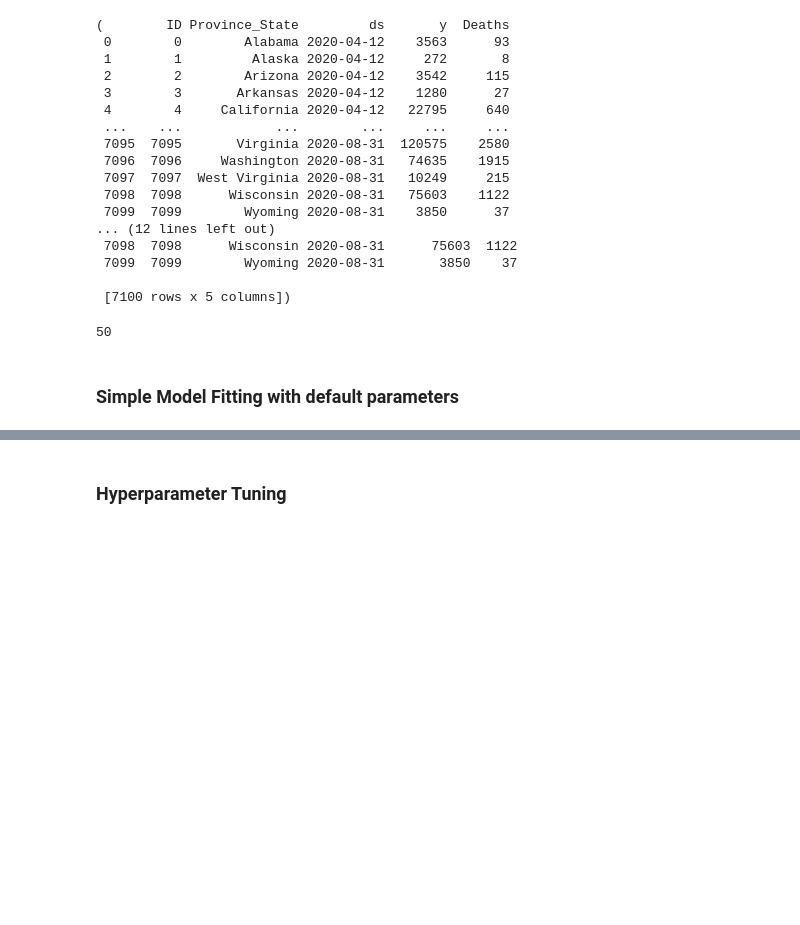
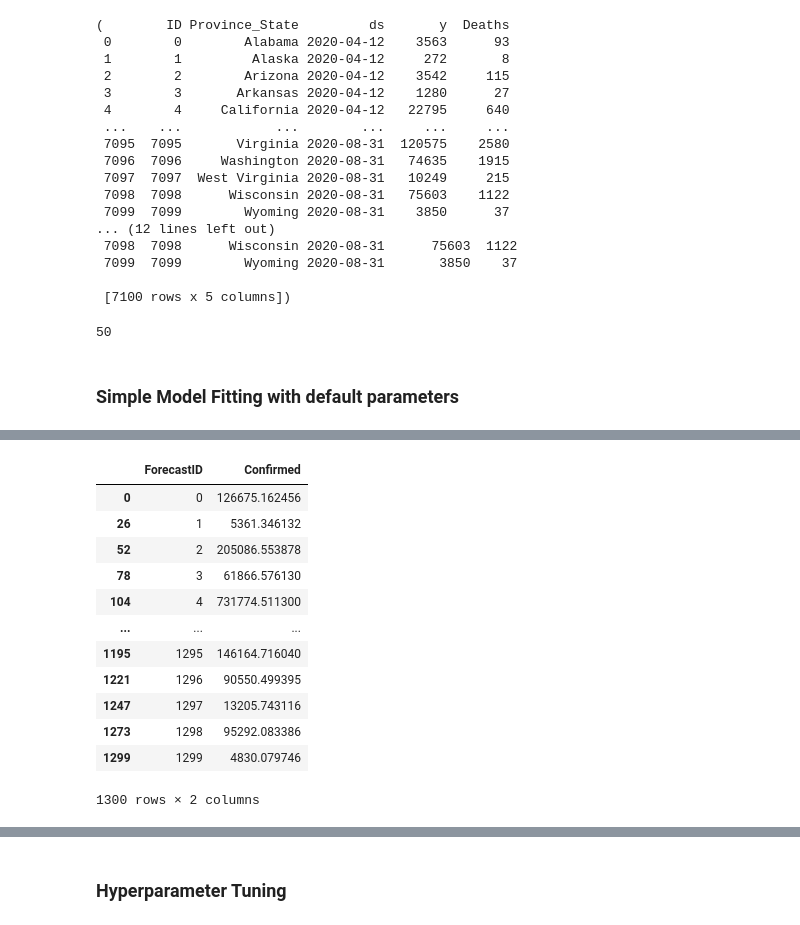
Before and after one commit to chuliu17/CS145_COVID_PROJECT, a Jupyter notebook: Fbprophet.ipynb, the cells around one changed output, grey strips where cells are left out. Drawn from its saved outputs; the diff is of its cells as text; code cells hidden in the pictures; blank space fills up the shorter version.

```diff
--- a/Fbprophet.ipynb
+++ b/Fbprophet.ipynb
@@ -170,5 +139,20 @@ INFO:fbprophet:Making 3 forecasts with cutoffs between 2020-06-06 00:00:00 and 2
 # %%
 df1_pred = pd.concat(df1_all_states, ignore_index=True).sort_values(by=['ForecastID'])
 df1_pred = df1_pred.drop(columns = ['ds'])
+df1_pred
+# %% [output]
+|  | ForecastID | Confirmed |
+| 0 | 0 | 126675.162456 |
+| 26 | 1 | 5361.346132 |
+| 52 | 2 | 205086.553878 |
+| 78 | 3 | 61866.576130 |
+| 104 | 4 | 731774.511300 |
+| ... | ... | ... |
+| 1195 | 1295 | 146164.716040 |
+| 1221 | 1296 | 90550.499395 |
+| 1247 | 1297 | 13205.743116 |
+| 1273 | 1298 | 95292.083386 |
+| 1299 | 1299 | 4830.079746 |
+1300 rows × 2 columns
 # %%
 df2_pred = pd.concat(df2_all_states, ignore_index=True).sort_values(by=['ForecastID'])
```
Also changed, not shown: parts of 8 cells of this notebook, 5 other files.
